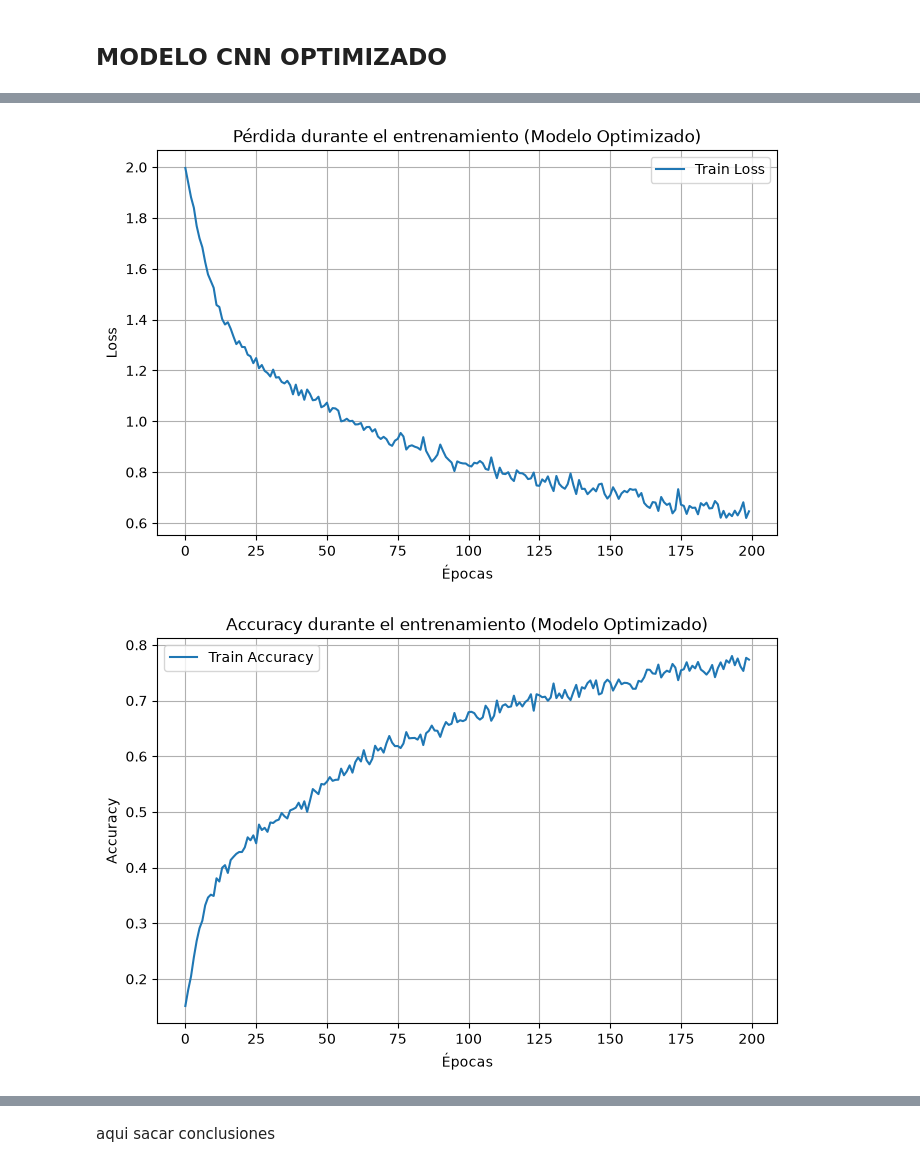
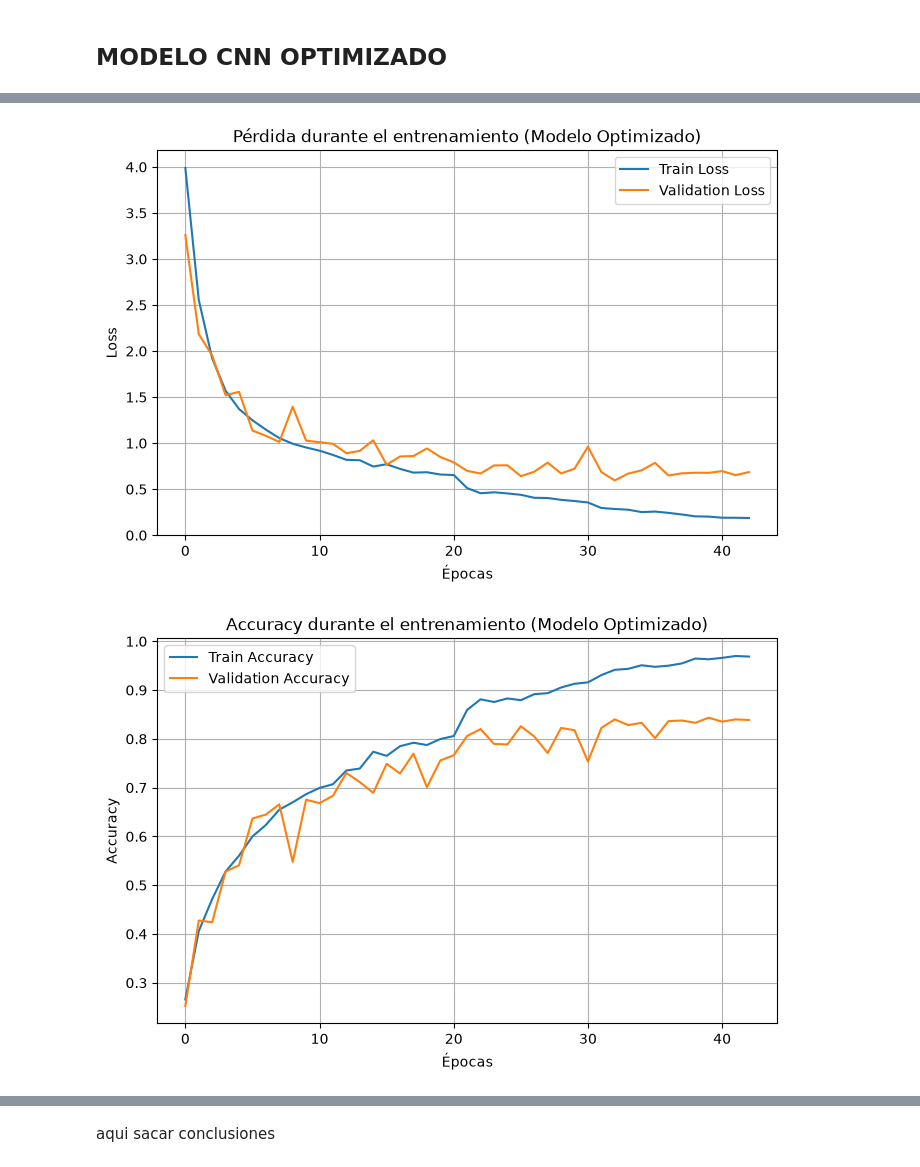
Before and after one commit to LReyes0307/Trabajo-IA, a Jupyter notebook: Cars Classifier_v3.ipynb, the cells around one changed output, grey strips where cells are left out. Saved outputs shown, nothing was run; the diff lists cells and outputs as text; code cells hidden in the pictures.

```diff
--- a/Cars Classifier_v3.ipynb
+++ b/Cars Classifier_v3.ipynb
@@ -99,6 +99,15 @@ X_train, X_test, y_train, y_test = train_test_split(
     random_state=42,
     stratify=Y
 )
+# %%
+# Separación de entrenamiento y validación
+X_train, X_val, y_train, y_val = train_test_split(
+    X_train,
+    y_train,
+    test_size=0.2,
+    random_state=42,
+    stratify=y_train
+)
 # %% [markdown]
 ## Preparación de las imágenes
 
@@ -283,6 +316,7 @@ train_generator = ImageDataGenerator(
 # %%
 # Configuración del modelo optimizado con capas adicionales de convolución, normalización y dropout para mejorar el rendimiento.
 from tensorflow.keras import layers
+from tensorflow.keras import regularizers
 
 modelo_opt = Sequential() # Se crea un nuevo modelo secuencial para el modelo optimizado, que permitirá construir una arquitectura más compleja añadiendo capas de manera secuencial.
 
@@ -316,23 +350,25 @@ modelo_opt.add(MaxPooling2D(2, 2))
 modelo_opt.add(Flatten())
 
 # Capas densas para la clasificación final, con dropout para prevenir el sobreajuste.
-modelo_opt.add(Dense(128, activation='relu'))
-modelo_opt.add(Dropout(0.3))
+modelo_opt.add(Dense(512, activation='relu', kernel_regularizer=regularizers.l2(0.001)))
+modelo_opt.add(Dropout(0.25))
 
-modelo_opt.add(Dense(64, activation='relu'))
-modelo_opt.add(Dropout(0.3))
+modelo_opt.add(Dense(256, activation='relu', kernel_regularizer=regularizers.l2(0.001)))
+modelo_opt.add(Dropout(0.25))
 
-modelo_opt.add(Dense(32, activation='relu'))
-modelo_opt.add(Dropout(0.3))
+modelo_opt.add(Dense(7, activation='softmax'))
 
 modelo_opt.compile(
-    optimizer='adam',
+    optimizer=tf.keras.optimizers.Adam(learning_rate=0.001),
     loss='sparse_categorical_crossentropy',
     metrics=['accuracy']
 )
 # %%
+# ENTRENAMIENTO
 history_opt = modelo_opt.fit(
     train_generator.flow(X_train, y_train, batch_size=16),
-    epochs=200
+    validation_data=(X_val, y_val),
+    epochs=80,
+    callbacks=callbacks
 )
 # %% [output]
@@ -360,32 +394,34 @@ Epoch 200/200
 # %%
 import matplotlib.pyplot as plt
 
 # =========================
 # LOSS
 # =========================
 plt.figure(figsize=(8,5))
 plt.plot(history_opt.history['loss'], label='Train Loss')
+plt.plot(history_opt.history['val_loss'], label='Validation Loss')
 plt.title('Pérdida durante el entrenamiento (Modelo Optimizado)')
 plt.xlabel('Épocas')
 plt.ylabel('Loss')
 plt.legend()
 plt.grid()
 plt.show()
 
 # =========================
 # ACCURACY
 # =========================
 plt.figure(figsize=(8,5))
 plt.plot(history_opt.history['accuracy'], label='Train Accuracy')
+plt.plot(history_opt.history['val_accuracy'], label='Validation Accuracy')
 plt.title('Accuracy durante el entrenamiento (Modelo Optimizado)')
 plt.xlabel('Épocas')
 plt.ylabel('Accuracy')
 plt.legend()
 plt.grid()
 plt.show()
 # %% [output]
-[figure, old version]
+[figure, new version]
-[figure, old version]
+[figure, new version]
 # %%
 from sklearn.metrics import accuracy_score, f1_score
 import numpy as np
```
Also changed, not shown: parts of 10 cells of this notebook, 1 other file.
